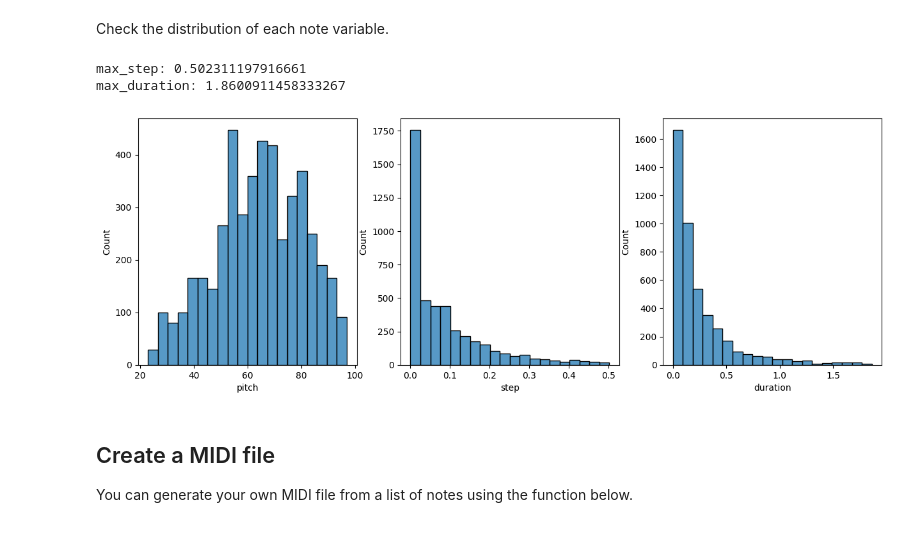
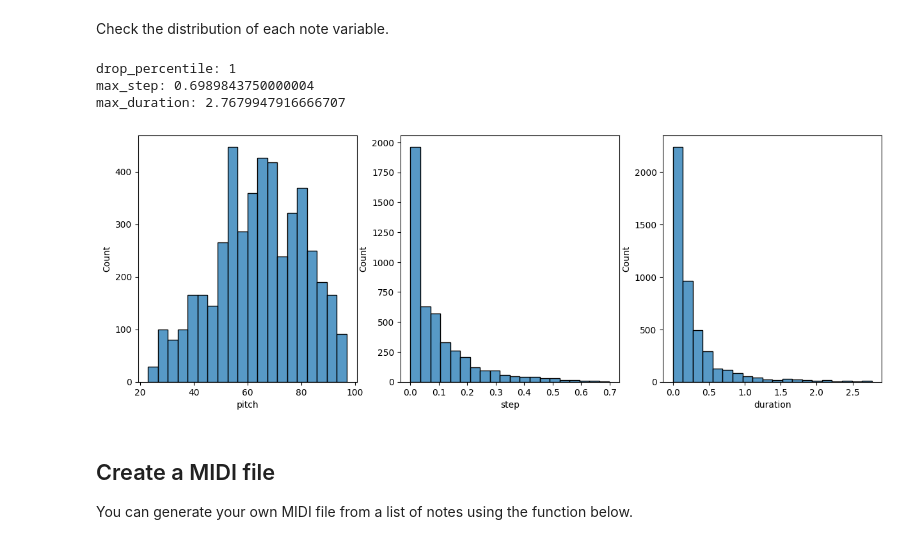
Before and after one commit to Leon-de-Owlet/Amusive-Blogging-N-Coding, a Jupyter notebook: site/en/tutorials/audio/music_generation.ipynb, the cells around one changed output. Drawn from its saved outputs; the diff is of its cells as text; code cells hidden in the pictures.

```diff
--- a/site/en/tutorials/audio/music_generation.ipynb
+++ b/site/en/tutorials/audio/music_generation.ipynb
@@ -276,11 +276,12 @@ def plot_distributions(notes: pd.DataFrame, drop_percentile=2.5):
   print(f'max_duration: {max_duration}')
   sns.histplot(notes, x="duration", bins=np.linspace(0, max_duration, 21))
 # %%
-plot_distributions(raw_notes)
+plot_distributions(raw_notes, drop_percentile=1)
 # %% [output]
-max_step: 0.502311197916661
-max_duration: 1.8600911458333267
+drop_percentile: 1
+max_step: 0.6989843750000004
+max_duration: 2.7679947916666707
-[figure, old version]
+[figure, new version]
 # %% [markdown]
 ## Create a MIDI file
 
```
Also changed, not shown: parts of 7 cells of this notebook.
